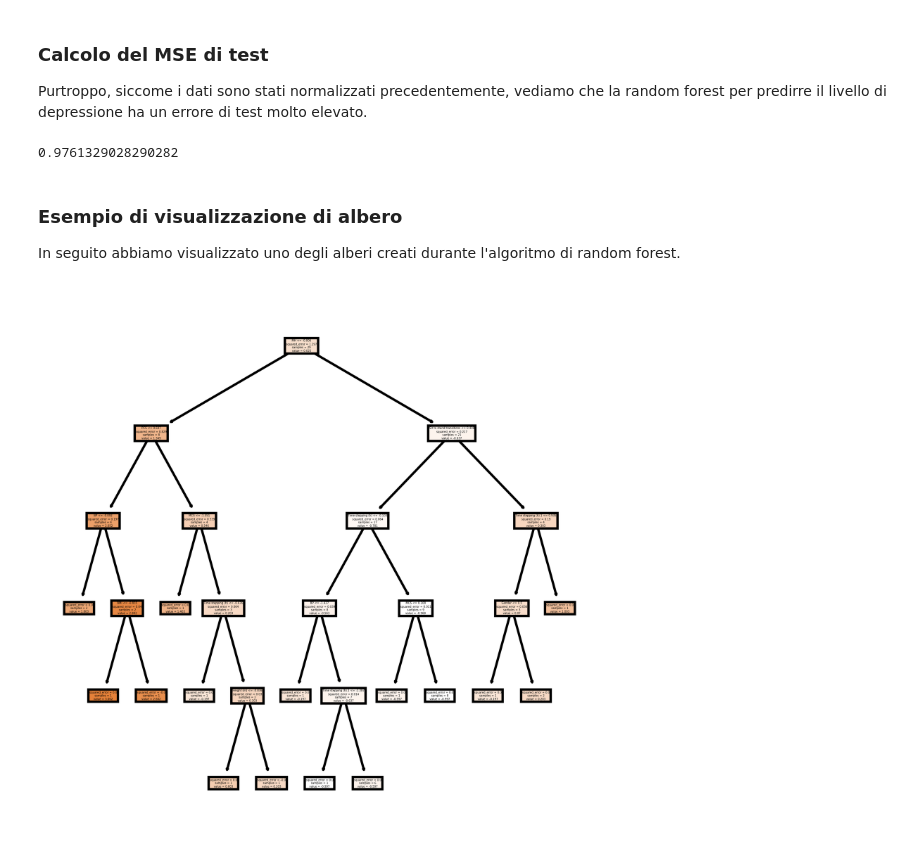
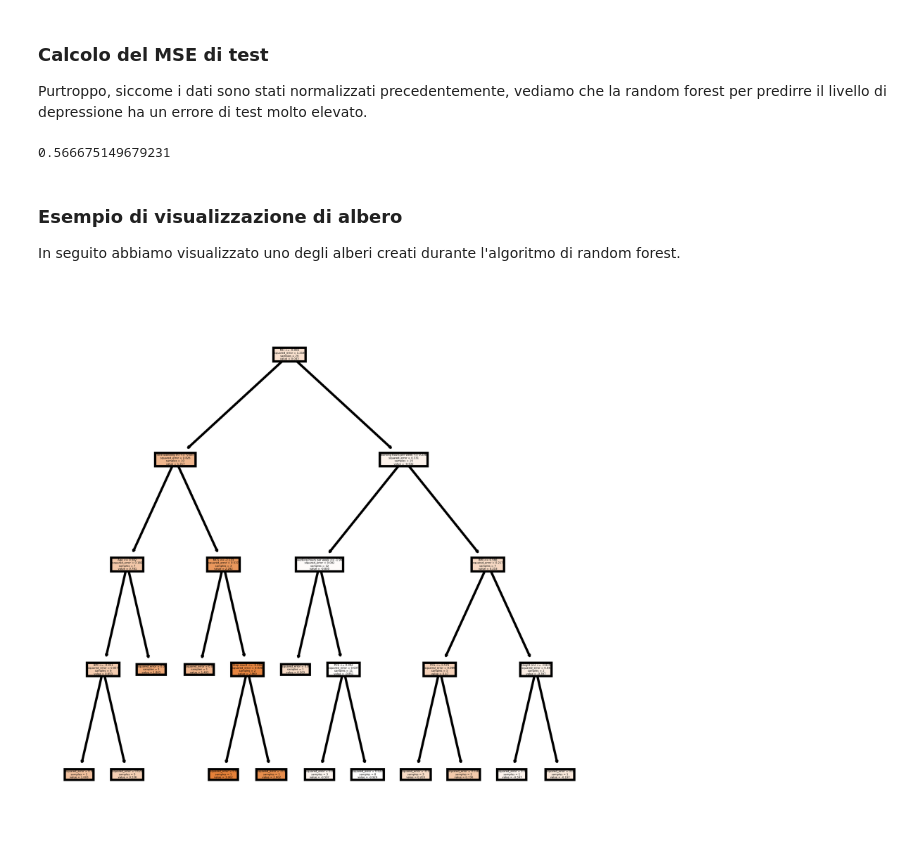
Before and after one commit to cMancio00/Contest_MASL_2023, a Jupyter notebook: random_forest.ipynb, the cells around one changed output. Saved outputs shown, nothing was run; the diff lists cells and outputs as text; code cells hidden in the pictures.

```diff
--- a/random_forest.ipynb
+++ b/random_forest.ipynb
@@ -106,22 +105,22 @@ plt.show()
 Purtroppo, siccome i dati sono stati normalizzati precedentemente, vediamo che la random forest per predirre il livello di depressione ha un errore di test molto elevato.
 # %%
 #Fit the final model using training+validation set
-rf.fit(df_training_validation, y_depression.iloc[df_training_validation.index])
-y_depression_estimate = rf.predict(test_depression)
+min_model.fit(df_training_validation, y_depression.iloc[df_training_validation.index])
+y_depression_estimate = min_model.predict(test_depression)
 MSE_ERROR = np.mean((y_depression_estimate-y_depression.iloc[test_idx_depression])**2)
 MSE_ERROR
 # %% [output]
-0.9761329028290282
+0.566675149679231
 # %% [markdown]
 ### Esempio di visualizzazione di albero
 In seguito abbiamo visualizzato uno degli alberi creati durante l'algoritmo di random forest.
 # %%
 from sklearn import tree
-fig, axes = plt.subplots(nrows = 1,ncols = 1,figsize = (4,4), dpi=600)
-tree.plot_tree(rf.estimators_[0],
+figure, axes = plt.subplots(nrows = 1,ncols = 1,figsize = (4,4), dpi=600)
+tree.plot_tree(min_model.estimators_[0],
                filled = True,feature_names=df_smaller.columns)
-fig.savefig('pictures/rf_individualtree.png')
+figure.savefig('pictures/rf_individualtree.png')
 # %% [output]
-[figure, old version]
+[figure, new version]
 # %%
 from sklearn.ensemble import RandomForestRegressor
```
Also changed, not shown: parts of 5 cells of this notebook, 1 other file.
